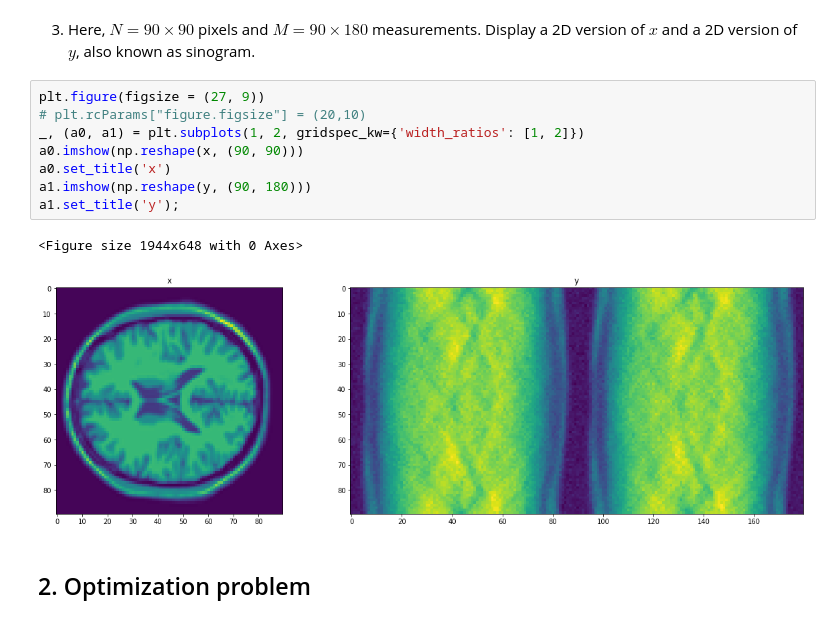
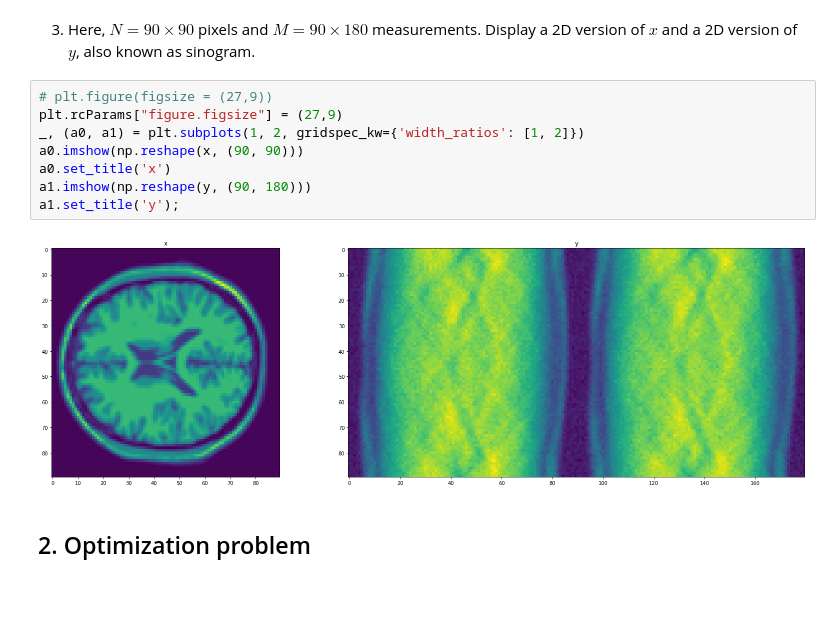
Before and after one commit to lliill/ECP, a Jupyter notebook: LSP_TPn4_Li_Martin.ipynb, the cells around one changed output. Drawn from its saved outputs; the diff is of its cells as text; blank space fills up the shorter version.

```diff
--- a/LSP_TPn4_Li_Martin.ipynb
+++ b/LSP_TPn4_Li_Martin.ipynb
@@ -32,16 +32,15 @@ y = H * x + w
 # %% [markdown]
 3. Here, $N = 90×90$ pixels and $M = 90×180$ measurements. Display a 2D version of $x$ and a 2D version of $y$, also known as sinogram.
 # %%
-plt.figure(figsize = (27, 9))
-# plt.rcParams["figure.figsize"] = (20,10)
+# plt.figure(figsize = (27,9))
+plt.rcParams["figure.figsize"] = (27,9)
 _, (a0, a1) = plt.subplots(1, 2, gridspec_kw={'width_ratios': [1, 2]})
 a0.imshow(np.reshape(x, (90, 90)))
 a0.set_title('x')
 a1.imshow(np.reshape(y, (90, 180)))
 a1.set_title('y');
 # %% [output]
-<Figure size 1944x648 with 0 Axes>
-[figure, old version]
+[figure, new version]
 # %% [markdown]
 ## 2. Optimization problem
 # %% [markdown]
```
Also changed, not shown: parts of 3 cells of this notebook.
